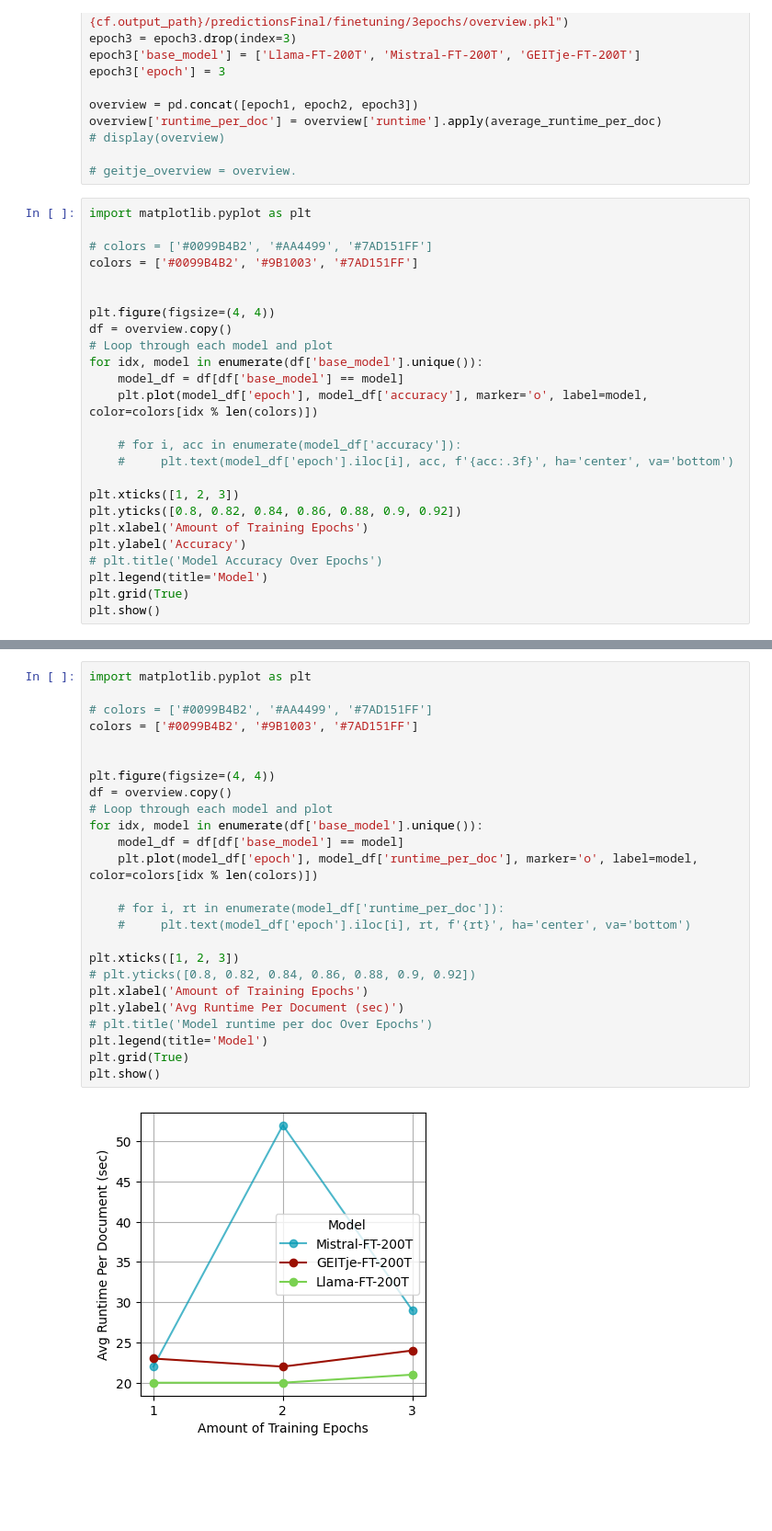
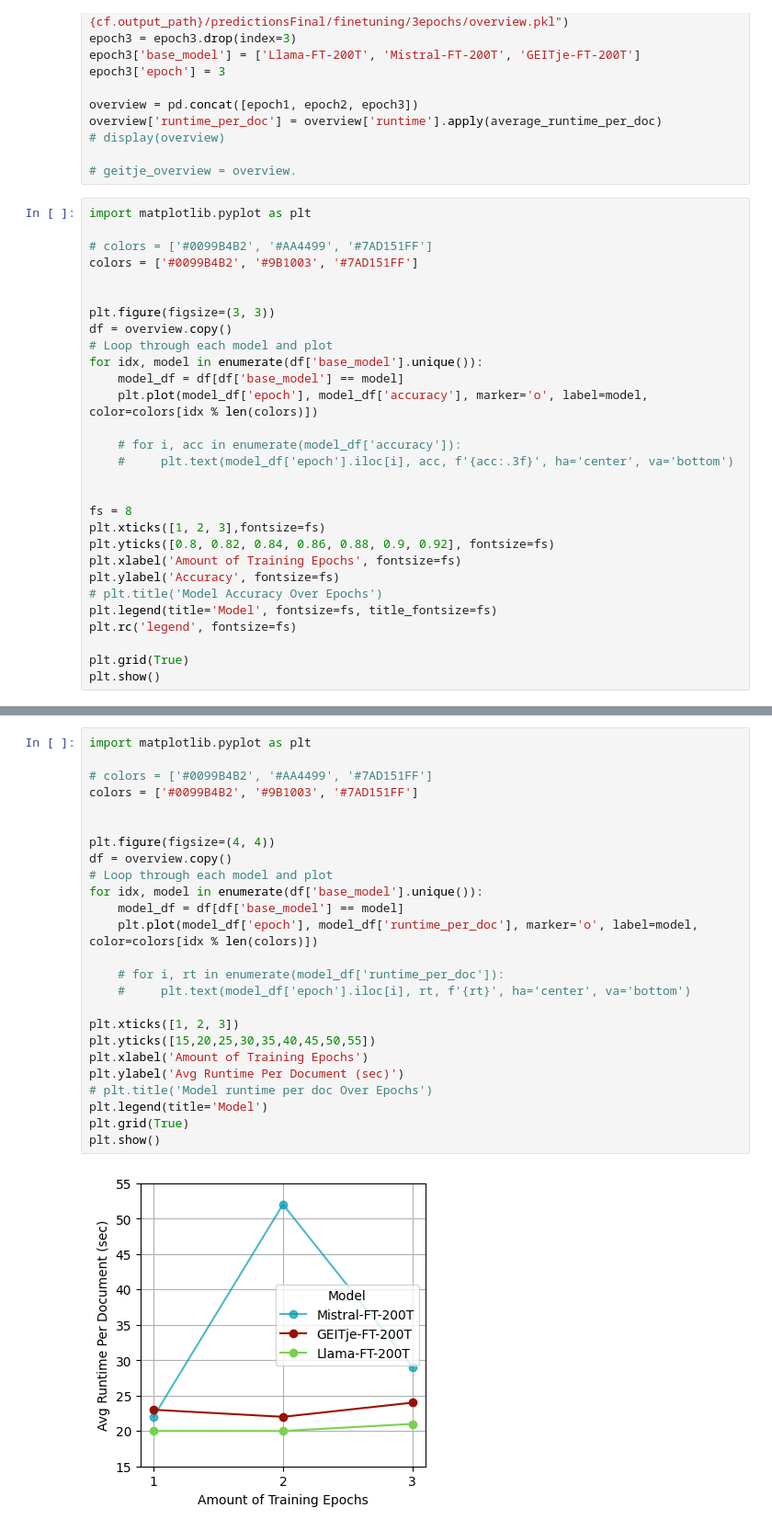
Before and after one commit to Amsterdam-Internships/document-classification-using-large-language-models, a Jupyter notebook: notebooks/plot.ipynb, the cells around one changed output, grey strips where cells are left out. Shown at 92% size. Cells and saved outputs as stored; diff of their text form; blank space fills up the shorter version.

```diff
--- a/notebooks/plot.ipynb
+++ b/notebooks/plot.ipynb
@@ -65,7 +65,7 @@ import matplotlib.pyplot as plt
 colors = ['#0099B4B2', '#9B1003', '#7AD151FF']
 
 
-plt.figure(figsize=(4, 4))
+plt.figure(figsize=(3, 3))
 df = overview.copy()
 # Loop through each model and plot
 for idx, model in enumerate(df['base_model'].unique()):
@@ -75,12 +75,16 @@ for idx, model in enumerate(df['base_model'].unique()):
     # for i, acc in enumerate(model_df['accuracy']):
     #     plt.text(model_df['epoch'].iloc[i], acc, f'{acc:.3f}', ha='center', va='bottom')
 
-plt.xticks([1, 2, 3])
-plt.yticks([0.8, 0.82, 0.84, 0.86, 0.88, 0.9, 0.92])
-plt.xlabel('Amount of Training Epochs')
-plt.ylabel('Accuracy')
+
+fs = 8
+plt.xticks([1, 2, 3],fontsize=fs)
+plt.yticks([0.8, 0.82, 0.84, 0.86, 0.88, 0.9, 0.92], fontsize=fs)
+plt.xlabel('Amount of Training Epochs', fontsize=fs)
+plt.ylabel('Accuracy', fontsize=fs)
 # plt.title('Model Accuracy Over Epochs')
-plt.legend(title='Model')
+plt.legend(title='Model', fontsize=fs, title_fontsize=fs)
+plt.rc('legend', fontsize=fs)
+
 plt.grid(True)
 plt.show()
 # %% [output]
@@ -88,27 +92,27 @@ plt.show()
 # %%
 import matplotlib.pyplot as plt
 
 # colors = ['#0099B4B2', '#AA4499', '#7AD151FF']
 colors = ['#0099B4B2', '#9B1003', '#7AD151FF']
 
 
 plt.figure(figsize=(4, 4))
 df = overview.copy()
 # Loop through each model and plot
 for idx, model in enumerate(df['base_model'].unique()):
     model_df = df[df['base_model'] == model]
     plt.plot(model_df['epoch'], model_df['runtime_per_doc'], marker='o', label=model, color=colors[idx % len(colors)])
 
     # for i, rt in enumerate(model_df['runtime_per_doc']):
     #     plt.text(model_df['epoch'].iloc[i], rt, f'{rt}', ha='center', va='bottom')
 
 plt.xticks([1, 2, 3])
-# plt.yticks([0.8, 0.82, 0.84, 0.86, 0.88, 0.9, 0.92])
+plt.yticks([15,20,25,30,35,40,45,50,55])
 plt.xlabel('Amount of Training Epochs')
 plt.ylabel('Avg Runtime Per Document (sec)')
 # plt.title('Model runtime per doc Over Epochs')
 plt.legend(title='Model')
 plt.grid(True)
 plt.show()
 # %% [output]
-[figure, old version]
+[figure, new version]
```
Also changed, not shown: parts of 1 cell of this notebook, 5 other files.
